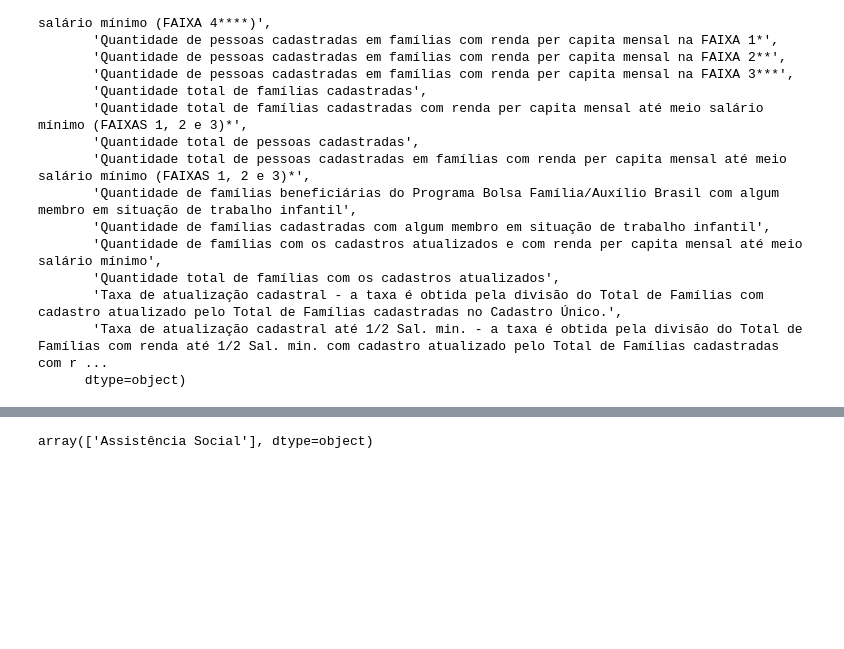
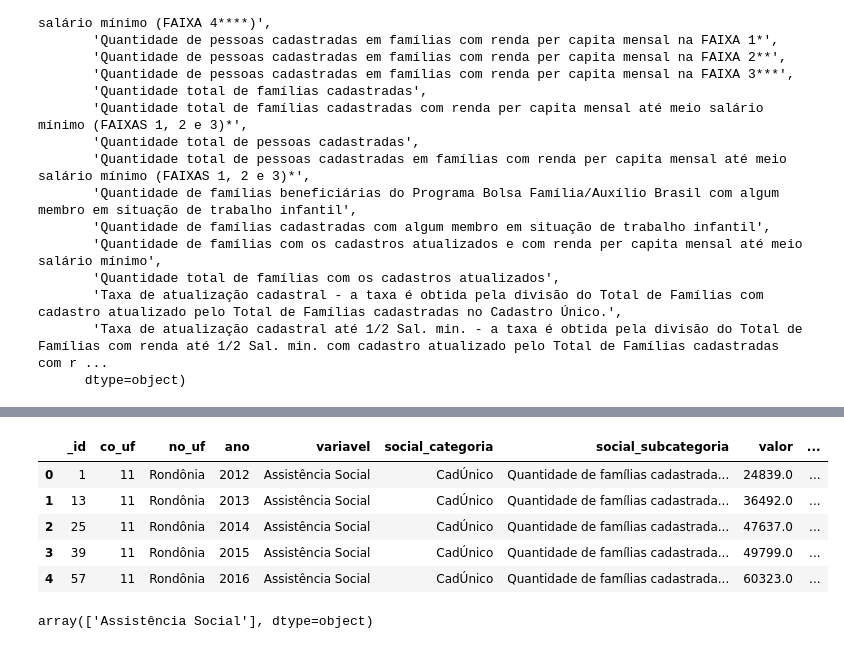
Before and after one commit to edilton-bs/AV1IntroCD, a Jupyter notebook: main.ipynb, the cells around one changed output, grey strips where cells are left out. Cells and saved outputs as stored; diff of their text form; code cells hidden in the pictures; blank space fills up the shorter version.

```diff
--- a/main.ipynb
+++ b/main.ipynb
@@ -42,3 +110,14 @@ array(['Quantidade de famílias cadastradas com renda per capita mensal acima de
+# %%
+# Fazendo um merge entre o df original e o df_abreviacoes
+df = df.merge(df_abreviacoes, on='social_subcategoria')
+df.head()
+# %% [output]
+|  | _id | co_uf | no_uf | ano | variavel | social_categoria | social_subcategoria | valor | ... |
+| 0 | 1 | 11 | Rondônia | 2012 | Assistência Social | CadÚnico | Quantidade de famílias cadastrada... | 24839.0 | ... |
+| 1 | 13 | 11 | Rondônia | 2013 | Assistência Social | CadÚnico | Quantidade de famílias cadastrada... | 36492.0 | ... |
+| 2 | 25 | 11 | Rondônia | 2014 | Assistência Social | CadÚnico | Quantidade de famílias cadastrada... | 47637.0 | ... |
+| 3 | 39 | 11 | Rondônia | 2015 | Assistência Social | CadÚnico | Quantidade de famílias cadastrada... | 49799.0 | ... |
+| 4 | 57 | 11 | Rondônia | 2016 | Assistência Social | CadÚnico | Quantidade de famílias cadastrada... | 60323.0 | ... |
 # %%
 # valores da variavel
 df['variavel'].unique()
```
Also changed, not shown: parts of 10 cells of this notebook.
